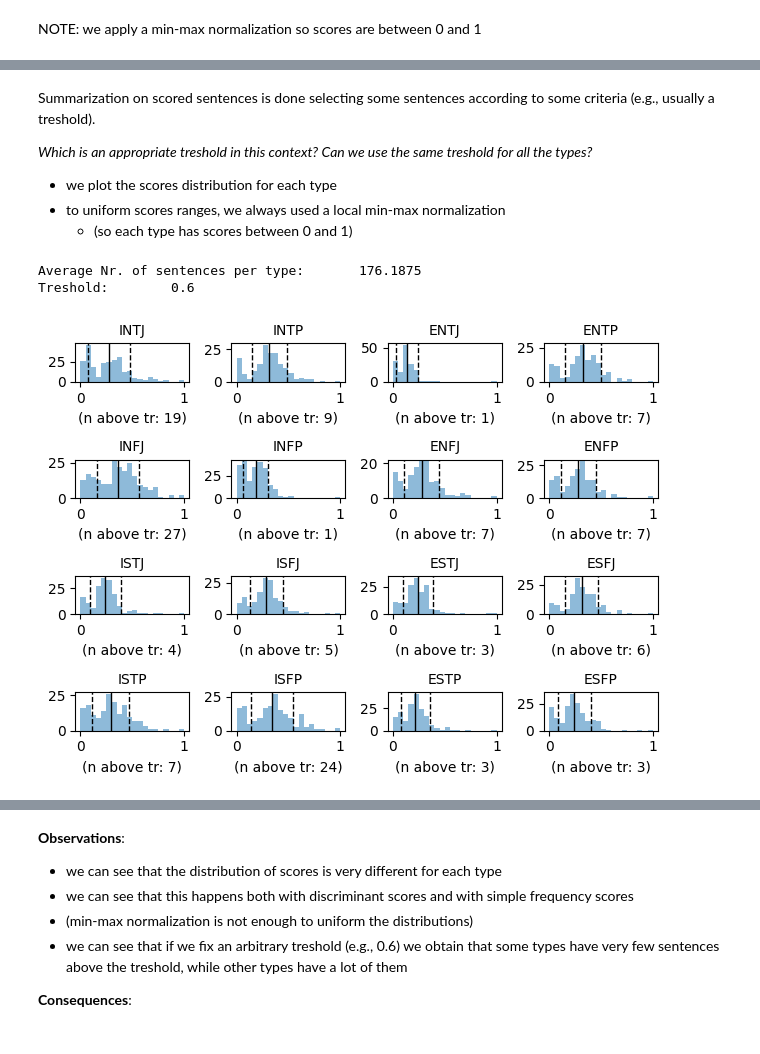
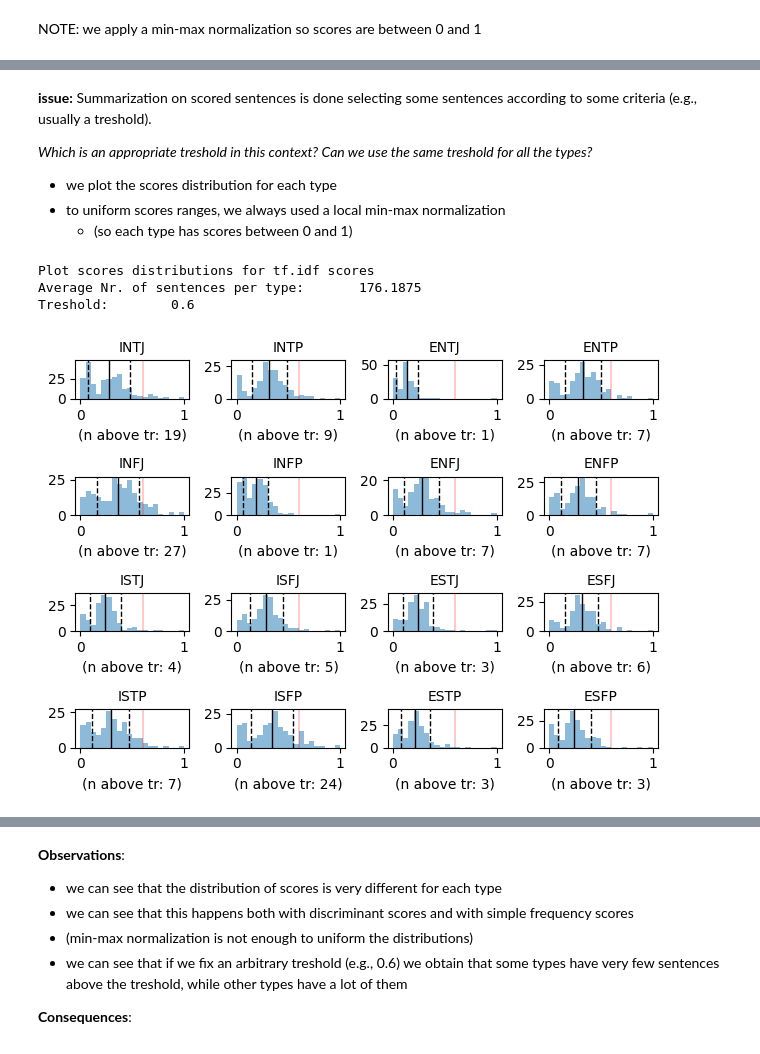
Before and after one commit to emanuelena49/MBTI-NLP, a Jupyter notebook: mbti_types.ipynb, the cells around one changed output, grey strips where cells are left out. Drawn from its saved outputs; the diff is of its cells as text; code cells hidden in the pictures.

```diff
--- a/mbti_types.ipynb
+++ b/mbti_types.ipynb
@@ -534,7 +543,7 @@ type_scored_sentences_tfidf = apply_sentence_scoring_to_df(
 # sect_scored_sentences_tfidf = apply_sentence_scoring_to_df(
 #     df_types_sects, sect_tfidf_scores)
 # %% [markdown]
-Summarization on scored sentences is done selecting some sentences according to some criteria (e.g., usually a treshold).
+**issue:** Summarization on scored sentences is done selecting some sentences according to some criteria (e.g., usually a treshold).
 
 *Which is an appropriate treshold in this context? Can we use the same treshold for all the types?*
 
@@ -562,34 +571,36 @@ def plot_scores_distrib(scores: pd.Series, treshold: float = None):
 
         plt.subplot(4, 4, i)
         plt.hist(
             [score for (_, score) in scores[t]],
             bins=20,
             alpha=0.5,
             label=t)
         # plot mean as a vertical line
         plt.axvline(np.mean(t_scores), color='k', linewidth=1)
 
         # plot std deviation as vertical lines
         plt.axvline(np.mean(t_scores) + np.std(t_scores), color='k', linestyle='dashed', linewidth=1)
         plt.axvline(np.mean(t_scores) - np.std(t_scores), color='k', linestyle='dashed', linewidth=1)
         plt.title(t, fontsize=10)
 
         # if we have a treshold, count how many sentences are above it
         if treshold is not None:
             n_above_tr = len([
                 score for score in t_scores
                 if score > treshold ])
+            plt.axvline(treshold, color='red', linewidth=0.3)
             plt.xlabel("(n above tr: " + str(n_above_tr) + ")")
 
         plt.tight_layout()
         i += 1
 
 print("Plot scores distributions for tf.idf scores")
 plot_scores_distrib(type_scored_sentences_tfidf, treshold=0.6)
 # %% [output]
+Plot scores distributions for tf.idf scores
 Average Nr. of sentences per type:       176.1875
 Treshold:        0.6
-[figure, old version]
+[figure, new version]
 # %%
 print("Plot scores distributions for frequencies scores")
 plot_scores_distrib(type_scored_sentences_freq, treshold=0.6)
```
Also changed, not shown: parts of 32 cells of this notebook.
